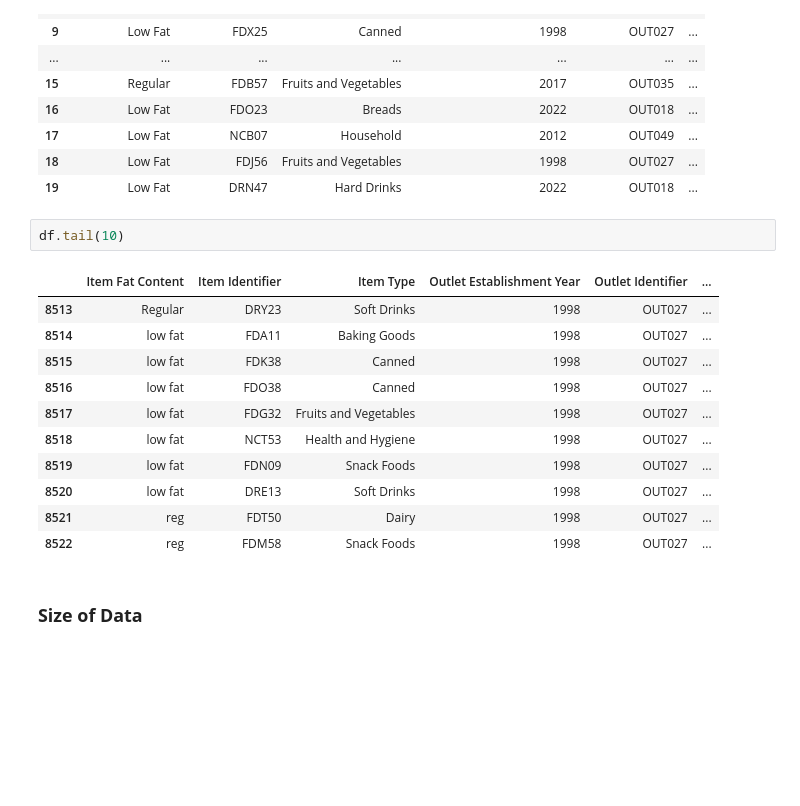
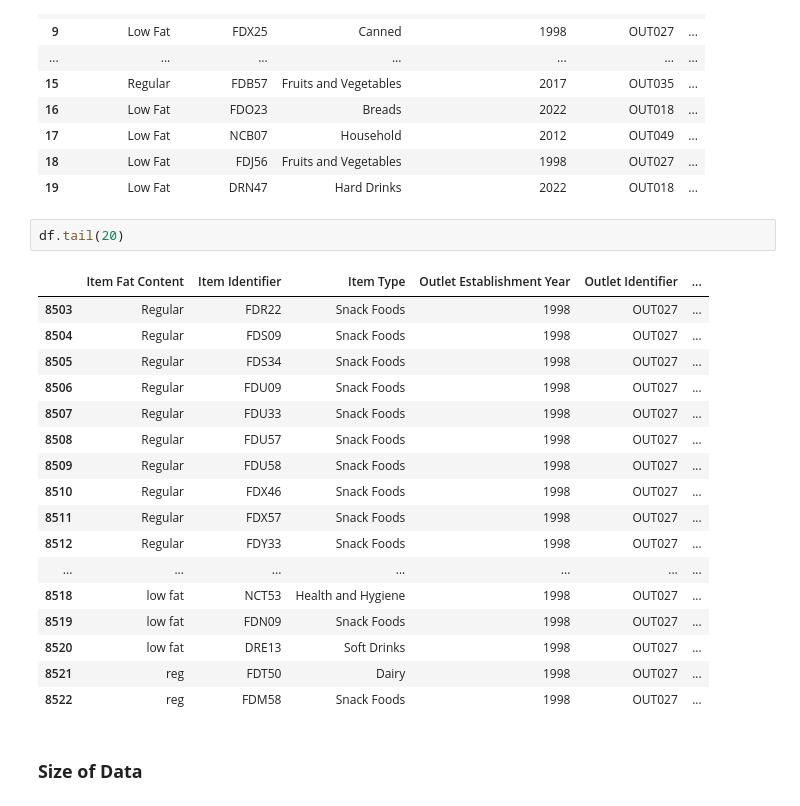
Before and after one commit to ashwin-muralidharan/Blinkit-Data-Analysis, a Jupyter notebook: Blinkit Analysis.ipynb, the cells around one changed output. Saved outputs shown, nothing was run; the diff lists cells and outputs as text; blank space fills up the shorter version.

```diff
--- a/Blinkit Analysis.ipynb
+++ b/Blinkit Analysis.ipynb
@@ -34,14 +41,20 @@ df.head(20)
 | 18 | Low Fat | FDJ56 | Fruits and Vegetables | 1998 | OUT027 | ... |
 | 19 | Low Fat | DRN47 | Hard Drinks | 2022 | OUT018 | ... |
 # %%
-df.tail(10)
+df.tail(20)
 # %% [output]
 |  | Item Fat Content | Item Identifier | Item Type | Outlet Establishment Year | Outlet Identifier | ... |
-| 8513 | Regular | DRY23 | Soft Drinks | 1998 | OUT027 | ... |
-| 8514 | low fat | FDA11 | Baking Goods | 1998 | OUT027 | ... |
-| 8515 | low fat | FDK38 | Canned | 1998 | OUT027 | ... |
-| 8516 | low fat | FDO38 | Canned | 1998 | OUT027 | ... |
-| 8517 | low fat | FDG32 | Fruits and Vegetables | 1998 | OUT027 | ... |
+| 8503 | Regular | FDR22 | Snack Foods | 1998 | OUT027 | ... |
+| 8504 | Regular | FDS09 | Snack Foods | 1998 | OUT027 | ... |
+| 8505 | Regular | FDS34 | Snack Foods | 1998 | OUT027 | ... |
+| 8506 | Regular | FDU09 | Snack Foods | 1998 | OUT027 | ... |
+| 8507 | Regular | FDU33 | Snack Foods | 1998 | OUT027 | ... |
+| 8508 | Regular | FDU57 | Snack Foods | 1998 | OUT027 | ... |
+| 8509 | Regular | FDU58 | Snack Foods | 1998 | OUT027 | ... |
+| 8510 | Regular | FDX46 | Snack Foods | 1998 | OUT027 | ... |
+| 8511 | Regular | FDX57 | Snack Foods | 1998 | OUT027 | ... |
+| 8512 | Regular | FDY33 | Snack Foods | 1998 | OUT027 | ... |
+| ... | ... | ... | ... | ... | ... | ... |
 | 8518 | low fat | NCT53 | Health and Hygiene | 1998 | OUT027 | ... |
 | 8519 | low fat | FDN09 | Snack Foods | 1998 | OUT027 | ... |
 | 8520 | low fat | DRE13 | Soft Drinks | 1998 | OUT027 | ... |
```
Also changed, not shown: parts of 45 cells of this notebook.
